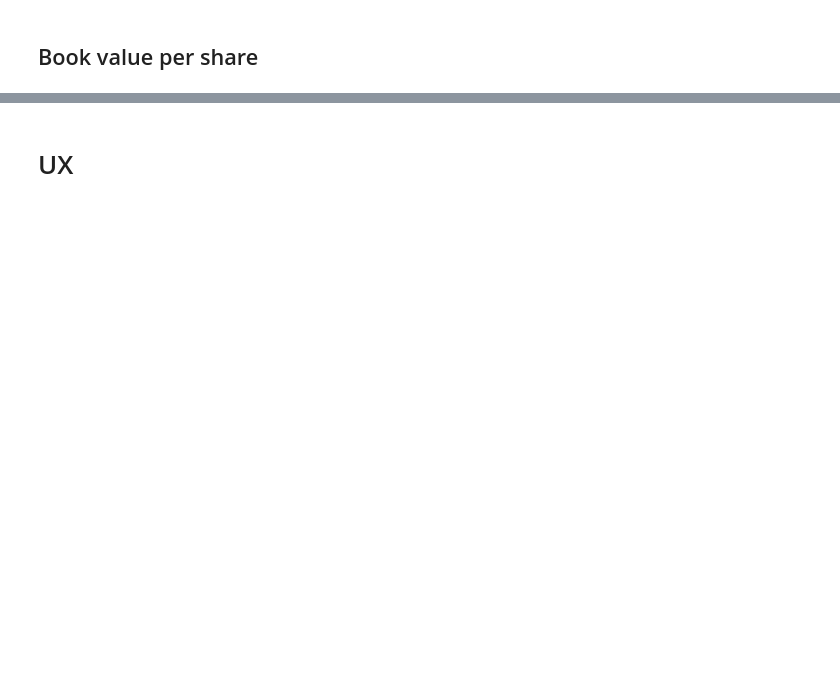
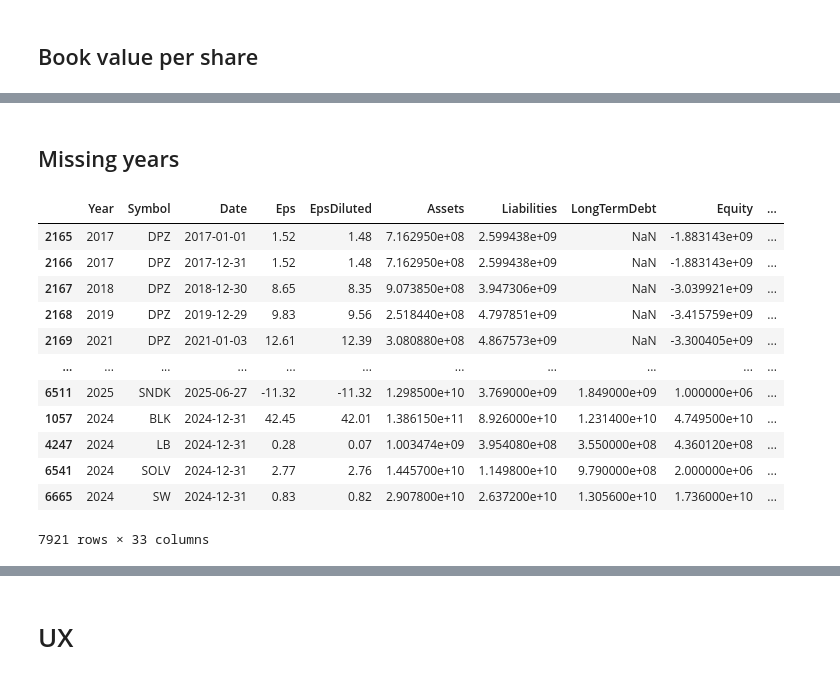
Before and after one commit to bouri64/ExtractApi, a Jupyter notebook: display.ipynb, the cells around one changed output, grey strips where cells are left out. Saved outputs shown, nothing was run; the diff lists cells and outputs as text; code cells hidden in the pictures; blank space fills up the shorter version.

Commit message:
updating data

```diff
--- a/display.ipynb
+++ b/display.ipynb
@@ -186,0 +225,2 @@ df.to_csv("data/sp500_enriched.csv",index=False)
+# %%
+df['StockGrowth'] = df['Close'] / df['Close_10y_ago']
@@ -187 +257,13 @@ df.to_csv("data/sp500_enriched.csv",index=False)
+# %%
+monthly = monthly[['Date','Close']]
+monthly.columns = ['Date','CloseSp500']
+# %%
+monthly['Date'] = monthly['Date'].dt.tz_localize(None)
+df = df.merge(
+    monthly,
+    right_on='Date',  # only keep relevant columns
+    left_on='MonthEnd',
+    how='left'  # use 'left' to keep all your data
+)
+df.drop(columns = 'Date_y', inplace=True)
 # %%
@@ -191,0 +273,4 @@ df.to_csv("data/sp500_enriched.csv",index=False)
+# %%
+df = df.rename(columns = {'Date_x': 'Date'})
+# %% [markdown]
+## Missing years
@@ -191,0 +279,18 @@ df.to_csv("data/sp500_enriched.csv",index=False)
+# %%
+year_count = df.groupby("Symbol", group_keys=True)["Year"].count() # Use this
+df["year_count"] = df["Symbol"].map(year_count)
+df.sort_values("year_count", ascending=False)
+# %% [output]
+|  | Year | Symbol | Date | Eps | EpsDiluted | Assets | Liabilities | LongTermDebt | Equity | ... |
+| 2165 | 2017 | DPZ | 2017-01-01 | 1.52 | 1.48 | 7.162950e+08 | 2.599438e+09 | NaN | -1.883143e+09 | ... |
+| 2166 | 2017 | DPZ | 2017-12-31 | 1.52 | 1.48 | 7.162950e+08 | 2.599438e+09 | NaN | -1.883143e+09 | ... |
+| 2167 | 2018 | DPZ | 2018-12-30 | 8.65 | 8.35 | 9.073850e+08 | 3.947306e+09 | NaN | -3.039921e+09 | ... |
+| 2168 | 2019 | DPZ | 2019-12-29 | 9.83 | 9.56 | 2.518440e+08 | 4.797851e+09 | NaN | -3.415759e+09 | ... |
+| 2169 | 2021 | DPZ | 2021-01-03 | 12.61 | 12.39 | 3.080880e+08 | 4.867573e+09 | NaN | -3.300405e+09 | ... |
+| ... | ... | ... | ... | ... | ... | ... | ... | ... | ... | ... |
+| 6511 | 2025 | SNDK | 2025-06-27 | -11.32 | -11.32 | 1.298500e+10 | 3.769000e+09 | 1.849000e+09 | 1.000000e+06 | ... |
+| 1057 | 2024 | BLK | 2024-12-31 | 42.45 | 42.01 | 1.386150e+11 | 8.926000e+10 | 1.231400e+10 | 4.749500e+10 | ... |
+| 4247 | 2024 | LB | 2024-12-31 | 0.28 | 0.07 | 1.003474e+09 | 3.954080e+08 | 3.550000e+08 | 4.360120e+08 | ... |
+| 6541 | 2024 | SOLV | 2024-12-31 | 2.77 | 2.76 | 1.445700e+10 | 1.149800e+10 | 9.790000e+08 | 2.000000e+06 | ... |
+| 6665 | 2024 | SW | 2024-12-31 | 0.83 | 0.82 | 2.907800e+10 | 2.637200e+10 | 1.305600e+10 | 1.736000e+10 | ... |
+7921 rows × 33 columns
```
Also changed, not shown: parts of 36 cells of this notebook.
